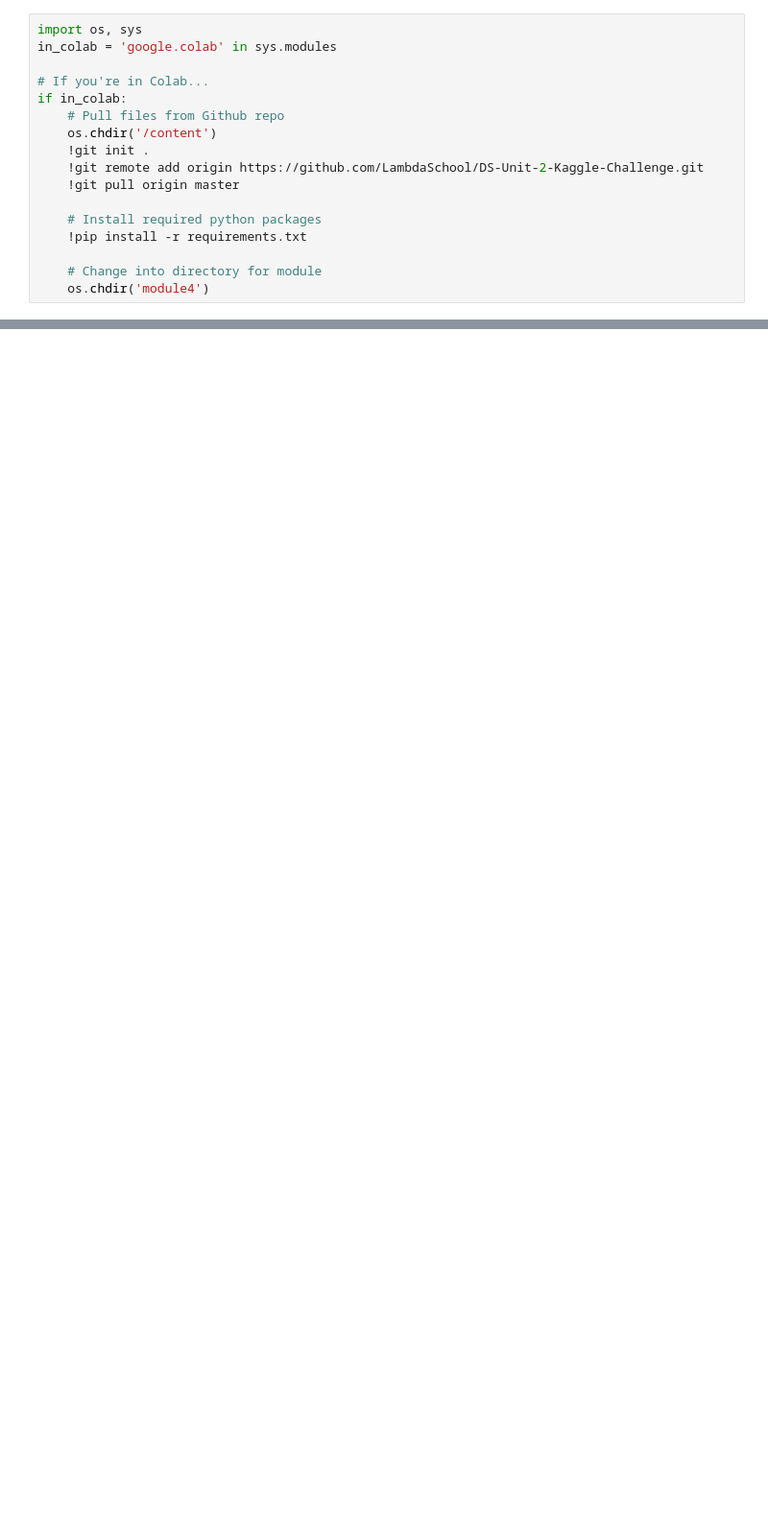
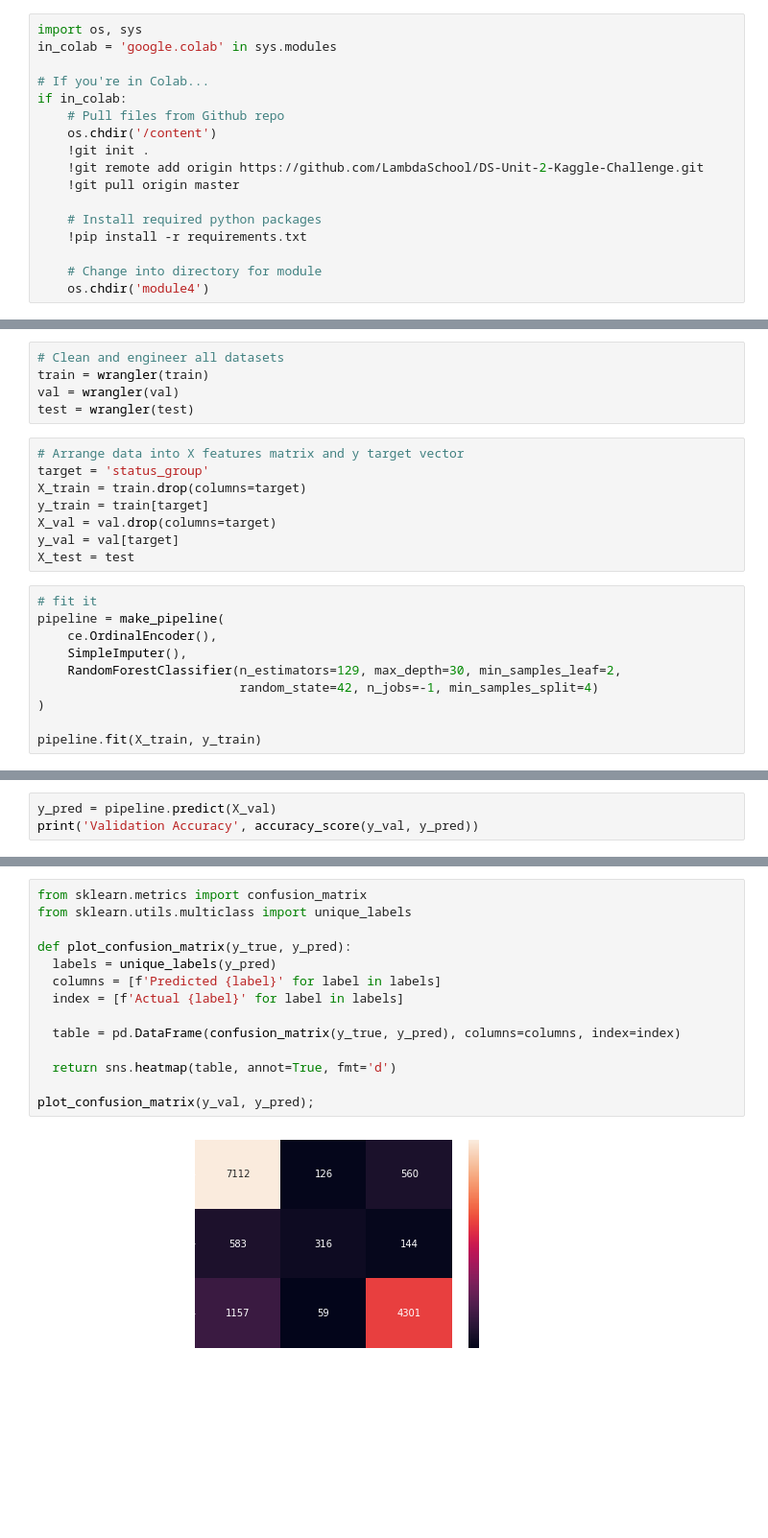
Before and after one commit to bloominstituteoftechnology/DS-Unit-2-Kaggle-Challenge, a Jupyter notebook: module4/assignment_kaggle_challenge_4.ipynb, the cells around one changed output, grey strips where cells are left out. Shown at 96% size. Cells and saved outputs as stored; diff of their text form; blank space fills up the shorter version.

```diff
--- a/module4/assignment_kaggle_challenge_4.ipynb
+++ b/module4/assignment_kaggle_challenge_4.ipynb
@@ -133,0 +225,23 @@ train, val = train_test_split(train, test_size=len(test),
+# %%
+# Clean and engineer all datasets
+train = wrangler(train)
+val = wrangler(val)
+test = wrangler(test)
+# %%
+# Arrange data into X features matrix and y target vector
+target = 'status_group'
+X_train = train.drop(columns=target)
+y_train = train[target]
+X_val = val.drop(columns=target)
+y_val = val[target]
+X_test = test
+# %%
+# fit it
+pipeline = make_pipeline(
+    ce.OrdinalEncoder(),
+    SimpleImputer(),
+    RandomForestClassifier(n_estimators=129, max_depth=30, min_samples_leaf=2,
+                           random_state=42, n_jobs=-1, min_samples_split=4)
+)
+
+pipeline.fit(X_train, y_train)
@@ -133,0 +266,3 @@ train, val = train_test_split(train, test_size=len(test),
+# %%
+y_pred = pipeline.predict(X_val)
+print('Validation Accuracy', accuracy_score(y_val, y_pred))
@@ -133,0 +271,16 @@ train, val = train_test_split(train, test_size=len(test),
+# %%
+from sklearn.metrics import confusion_matrix
+from sklearn.utils.multiclass import unique_labels
+
+def plot_confusion_matrix(y_true, y_pred):
+  labels = unique_labels(y_pred)
+  columns = [f'Predicted {label}' for label in labels]
+  index = [f'Actual {label}' for label in labels]
+
+  table = pd.DataFrame(confusion_matrix(y_true, y_pred), columns=columns, index=index)
+
+  return sns.heatmap(table, annot=True, fmt='d')
+
+plot_confusion_matrix(y_val, y_pred);
+# %% [output]
+[figure, added]
```
Also changed, not shown: parts of 5 cells of this notebook.
